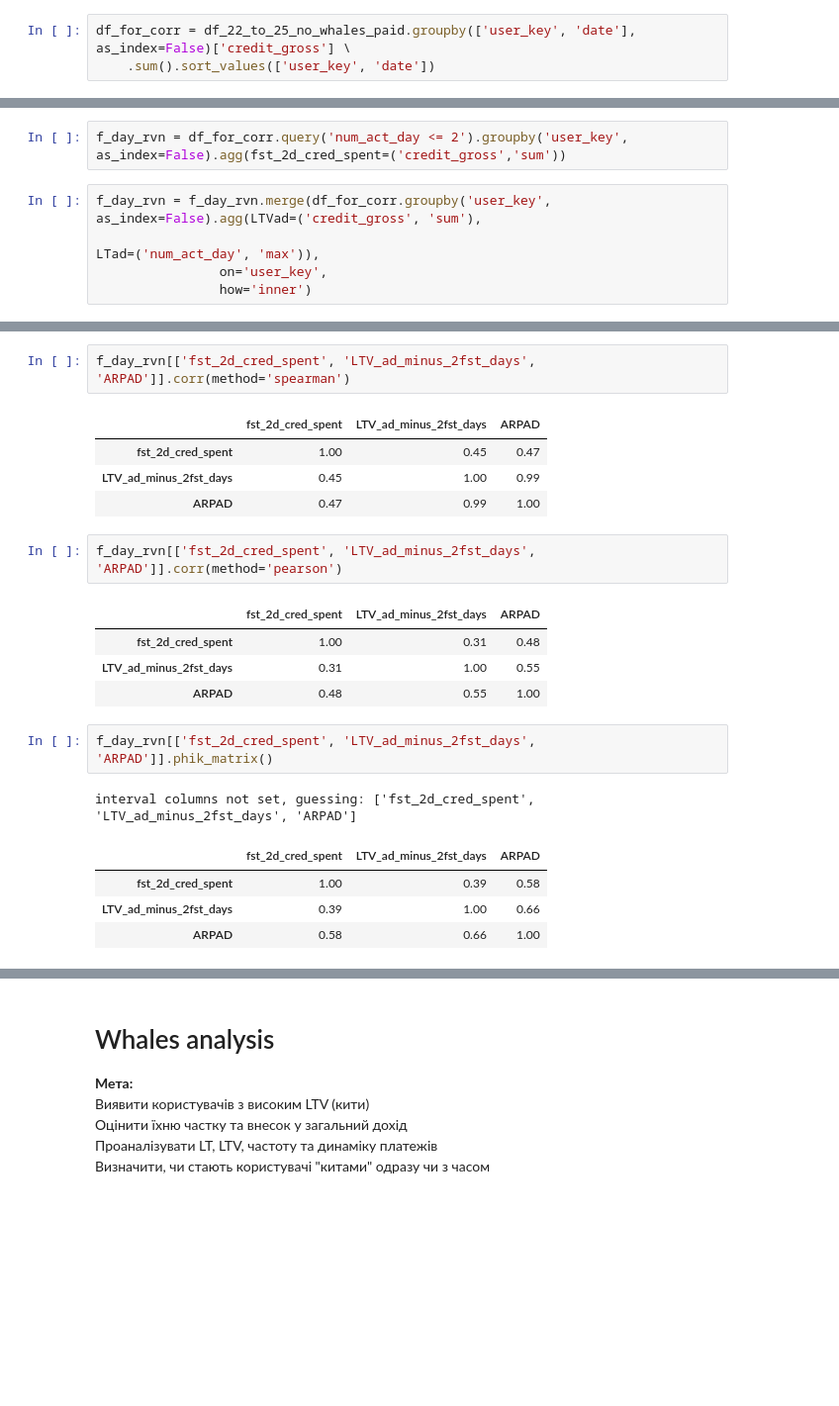
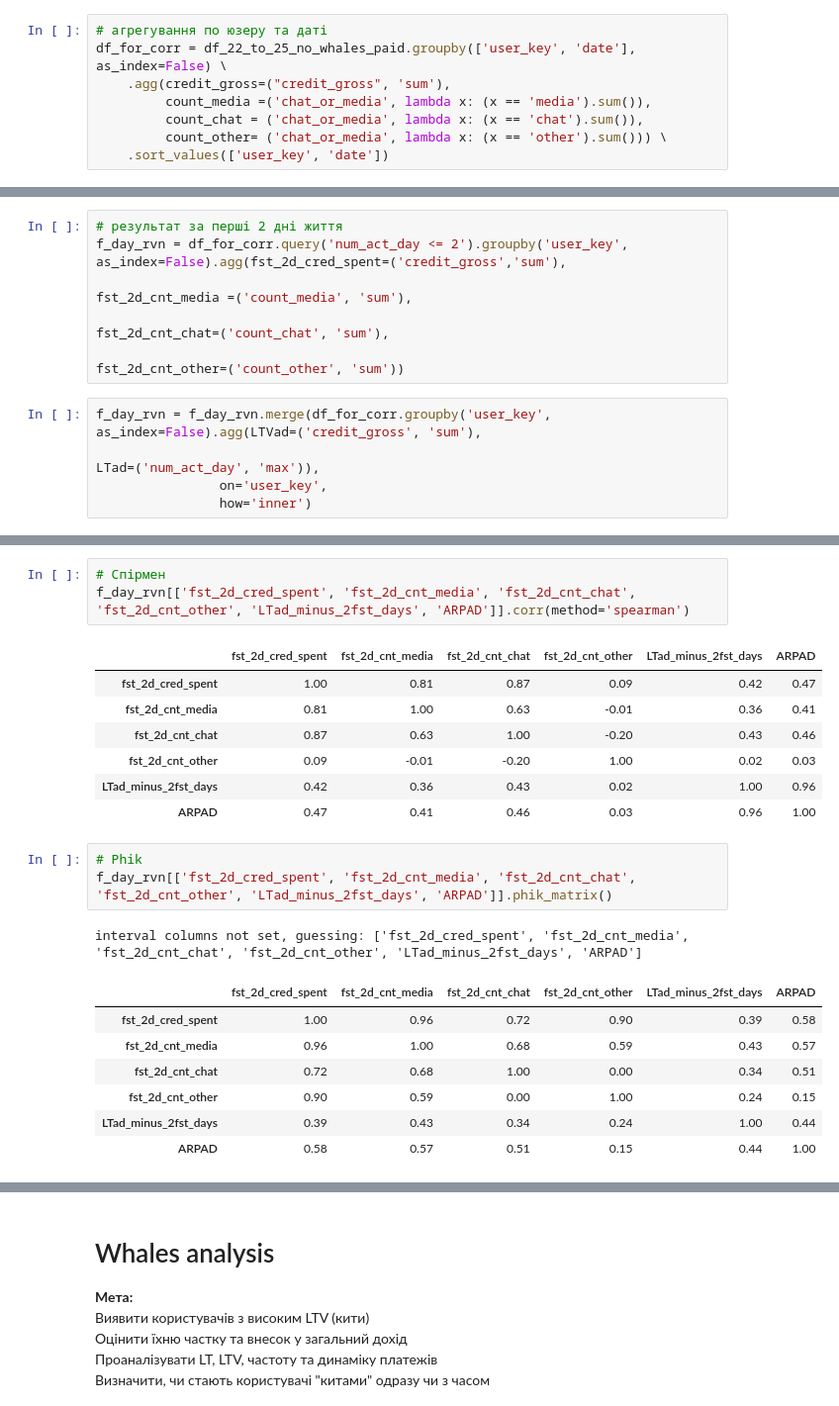
Before and after one commit to Chocopie-DA/db_analysis_sql_sweetylove, a Jupyter notebook: 03_notebooks/EDA.ipynb, the cells around one changed output, grey strips where cells are left out. Shown at 99% size. Drawn from its saved outputs; the diff is of its cells as text; blank space fills up the shorter version.

```diff
--- a/03_notebooks/EDA.ipynb
+++ b/03_notebooks/EDA.ipynb
@@ -1492,6 +1497,11 @@ del_users = df.query('time_utc >= "2025-12-01" & is_new_paid_user == True')['use
 # ДФ без грудня 2025 та січня 2026 року. Для видалення users з неповним LTV.
 df_22_to_25_no_whales_paid = df_no_whales_paid[~df_no_whales_paid['user_key'].isin(del_users)]
 # %%
-df_for_corr = df_22_to_25_no_whales_paid.groupby(['user_key', 'date'], as_index=False)['credit_gross'] \
-    .sum().sort_values(['user_key', 'date'])
+# агрегування по юзеру та даті
+df_for_corr = df_22_to_25_no_whales_paid.groupby(['user_key', 'date'], as_index=False) \
+    .agg(credit_gross=("credit_gross", 'sum'),
+         count_media =('chat_or_media', lambda x: (x == 'media').sum()),
+         count_chat = ('chat_or_media', lambda x: (x == 'chat').sum()),
+         count_other= ('chat_or_media', lambda x: (x == 'other').sum())) \
+    .sort_values(['user_key', 'date'])
 # %%
@@ -1498,6 +1509,10 @@ df_for_corr = df_22_to_25_no_whales_paid.groupby(['user_key', 'date'], as_index=
 df_for_corr['num_act_day'] = df_for_corr.groupby('user_key')['date'].cumcount() + 1
 # %%
-f_day_rvn = df_for_corr.query('num_act_day <= 2').groupby('user_key', as_index=False).agg(fst_2d_cred_spent=('credit_gross','sum'))
+# результат за перші 2 дні життя
+f_day_rvn = df_for_corr.query('num_act_day <= 2').groupby('user_key', as_index=False).agg(fst_2d_cred_spent=('credit_gross','sum'),
+                                                                                          fst_2d_cnt_media =('count_media', 'sum'),
+                                                                                          fst_2d_cnt_chat=('count_chat', 'sum'),
+                                                                                          fst_2d_cnt_other=('count_other', 'sum'))
 # %%
 f_day_rvn = f_day_rvn.merge(df_for_corr.groupby('user_key', as_index=False).agg(LTVad=('credit_gross', 'sum'),
                                                                                 LTad=('num_act_day', 'max')),
@@ -1551,22 +1582,23 @@ g = sns.pairplot(f_day_rvn_log,
 # %%
-f_day_rvn[['fst_2d_cred_spent', 'LTV_ad_minus_2fst_days', 'ARPAD']].corr(method='spearman')
+# Спірмен
+f_day_rvn[['fst_2d_cred_spent', 'fst_2d_cnt_media', 'fst_2d_cnt_chat', 'fst_2d_cnt_other', 'LTad_minus_2fst_days', 'ARPAD']].corr(method='spearman')
 # %% [output]
-|  | fst_2d_cred_spent | LTV_ad_minus_2fst_days | ARPAD |
-| fst_2d_cred_spent | 1.00 | 0.45 | 0.47 |
-| LTV_ad_minus_2fst_days | 0.45 | 1.00 | 0.99 |
-| ARPAD | 0.47 | 0.99 | 1.00 |
+|  | fst_2d_cred_spent | fst_2d_cnt_media | fst_2d_cnt_chat | fst_2d_cnt_other | LTad_minus_2fst_days | ARPAD |
+| fst_2d_cred_spent | 1.00 | 0.81 | 0.87 | 0.09 | 0.42 | 0.47 |
+| fst_2d_cnt_media | 0.81 | 1.00 | 0.63 | -0.01 | 0.36 | 0.41 |
+| fst_2d_cnt_chat | 0.87 | 0.63 | 1.00 | -0.20 | 0.43 | 0.46 |
+| fst_2d_cnt_other | 0.09 | -0.01 | -0.20 | 1.00 | 0.02 | 0.03 |
+| LTad_minus_2fst_days | 0.42 | 0.36 | 0.43 | 0.02 | 1.00 | 0.96 |
+| ARPAD | 0.47 | 0.41 | 0.46 | 0.03 | 0.96 | 1.00 |
-# %%
-f_day_rvn[['fst_2d_cred_spent', 'LTV_ad_minus_2fst_days', 'ARPAD']].corr(method='pearson')
-# %% [output]
-|  | fst_2d_cred_spent | LTV_ad_minus_2fst_days | ARPAD |
-| fst_2d_cred_spent | 1.00 | 0.31 | 0.48 |
-| LTV_ad_minus_2fst_days | 0.31 | 1.00 | 0.55 |
-| ARPAD | 0.48 | 0.55 | 1.00 |
 # %%
-f_day_rvn[['fst_2d_cred_spent', 'LTV_ad_minus_2fst_days', 'ARPAD']].phik_matrix()
+# Phik
+f_day_rvn[['fst_2d_cred_spent', 'fst_2d_cnt_media', 'fst_2d_cnt_chat', 'fst_2d_cnt_other', 'LTad_minus_2fst_days', 'ARPAD']].phik_matrix()
 # %% [output]
-interval columns not set, guessing: ['fst_2d_cred_spent', 'LTV_ad_minus_2fst_days', 'ARPAD']
+interval columns not set, guessing: ['fst_2d_cred_spent', 'fst_2d_cnt_media', 'fst_2d_cnt_chat', 'fst_2d_cnt_other', 'LTad_minus_2fst_days', 'ARPAD']
-|  | fst_2d_cred_spent | LTV_ad_minus_2fst_days | ARPAD |
-| fst_2d_cred_spent | 1.00 | 0.39 | 0.58 |
-| LTV_ad_minus_2fst_days | 0.39 | 1.00 | 0.66 |
-| ARPAD | 0.58 | 0.66 | 1.00 |
+|  | fst_2d_cred_spent | fst_2d_cnt_media | fst_2d_cnt_chat | fst_2d_cnt_other | LTad_minus_2fst_days | ARPAD |
+| fst_2d_cred_spent | 1.00 | 0.96 | 0.72 | 0.90 | 0.39 | 0.58 |
+| fst_2d_cnt_media | 0.96 | 1.00 | 0.68 | 0.59 | 0.43 | 0.57 |
+| fst_2d_cnt_chat | 0.72 | 0.68 | 1.00 | 0.00 | 0.34 | 0.51 |
+| fst_2d_cnt_other | 0.90 | 0.59 | 0.00 | 1.00 | 0.24 | 0.15 |
+| LTad_minus_2fst_days | 0.39 | 0.43 | 0.34 | 0.24 | 1.00 | 0.44 |
+| ARPAD | 0.58 | 0.57 | 0.51 | 0.15 | 0.44 | 1.00 |
```
Also changed, not shown: parts of 62 cells of this notebook.
